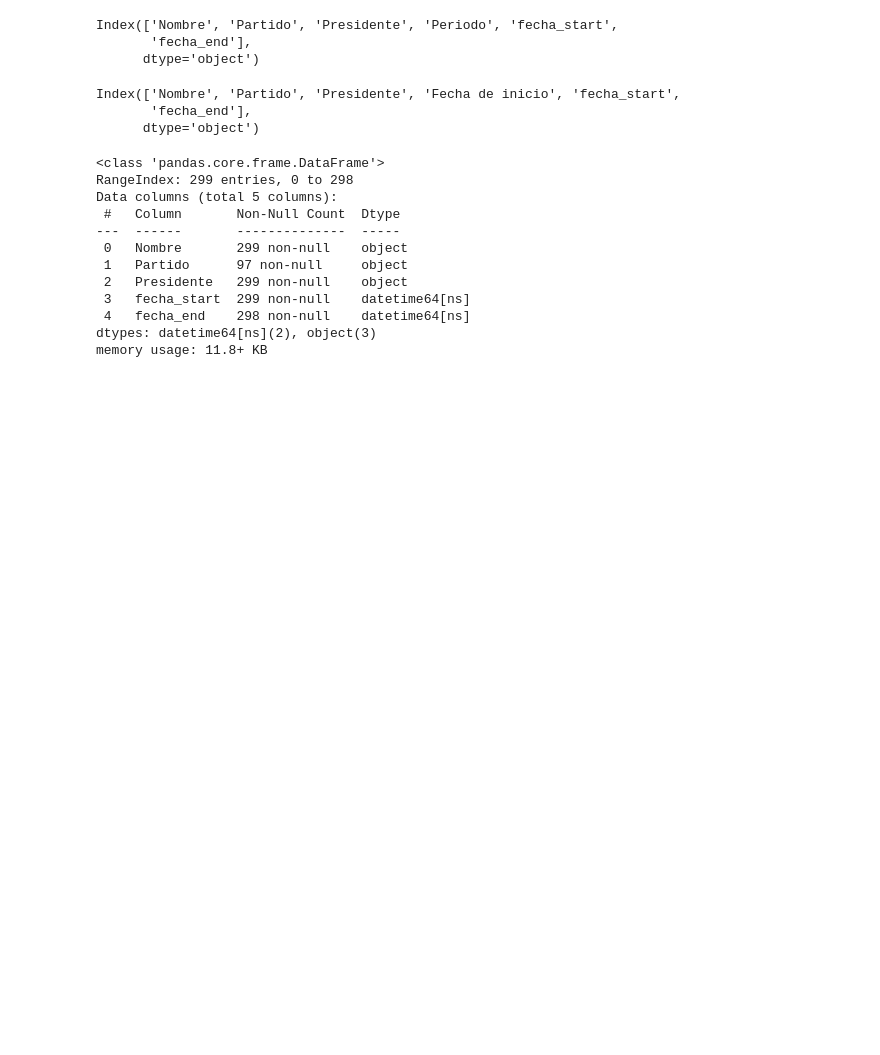
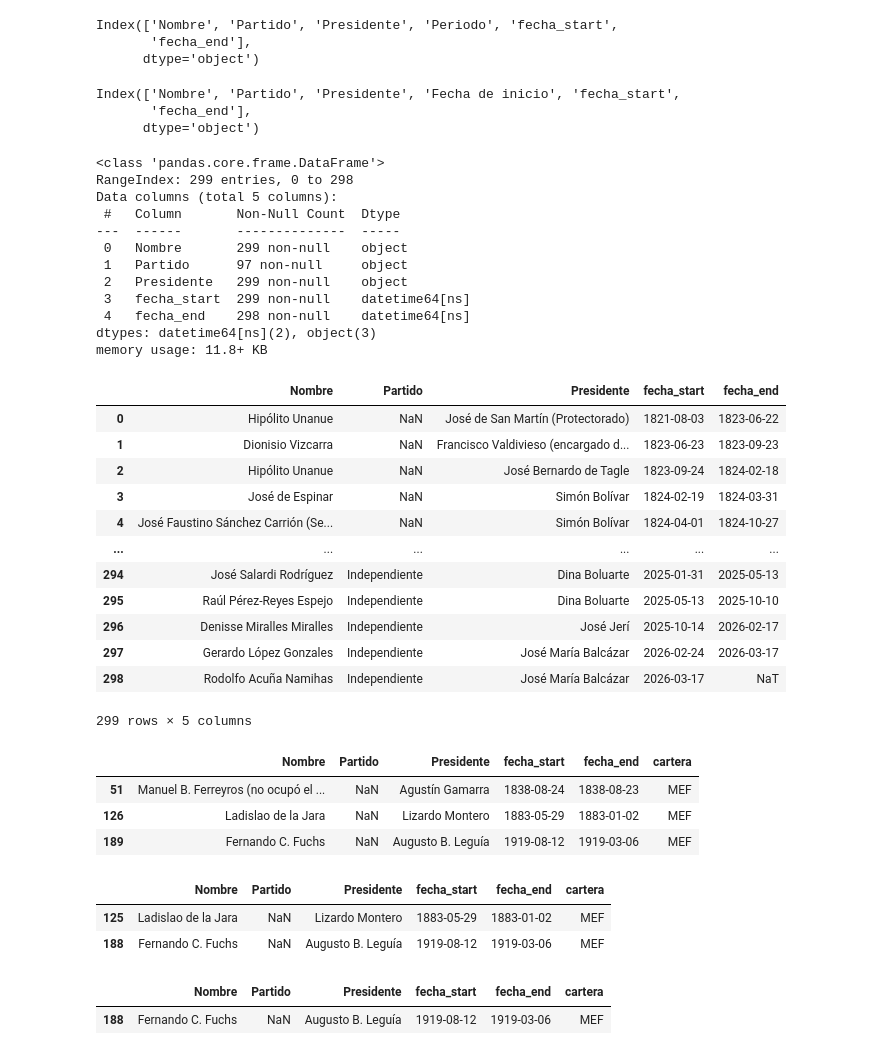
Before and after one commit to PULSO-PUCP/pcm_history, a Jupyter notebook: mefData.ipynb, the cells around one changed output. Saved outputs shown, nothing was run; the diff lists cells and outputs as text; code cells hidden in the pictures; blank space fills up the shorter version.

```diff
--- a/mefData.ipynb
+++ b/mefData.ipynb
@@ -121,7 +121,7 @@ mefa[mefa["Fecha de inicio"].str.split("de").apply(len)!=3]
 | 210 | Manuel Ugarteche | NaN | Óscar R. Benavides | octubre de 1935 |
 | 234 | Pedro G. Beltrán | Independiente | Manuel Prado Ugarteche | septiembre de 1959 |
 # %%
-mefa.loc[126,"Fecha de inicio"]="1 de abril de 1883"
+mefa.loc[126,"Fecha de inicio"]="29 de mayo de 1883"
 mefa.loc[210,"Fecha de inicio"]="1 de octubre de 1935"
 mefa.loc[234,"Fecha de inicio"]="20 de julio de 1959"
 # %%
@@ -273,3 +273,19 @@ Data columns (total 5 columns):
  4   fecha_end    298 non-null    datetime64[ns]
 dtypes: datetime64[ns](2), object(3)
 memory usage: 11.8+ KB
+# %%
+mefall
+# %% [output]
+|  | Nombre | Partido | Presidente | fecha_start | fecha_end |
+| 0 | Hipólito Unanue | NaN | José de San Martín (Protectorado) | 1821-08-03 | 1823-06-22 |
+| 1 | Dionisio Vizcarra | NaN | Francisco Valdivieso (encargado d... | 1823-06-23 | 1823-09-23 |
+| 2 | Hipólito Unanue | NaN | José Bernardo de Tagle | 1823-09-24 | 1824-02-18 |
+| 3 | José de Espinar | NaN | Simón Bolívar | 1824-02-19 | 1824-03-31 |
+| 4 | José Faustino Sánchez Carrión (Se... | NaN | Simón Bolívar | 1824-04-01 | 1824-10-27 |
+| ... | ... | ... | ... | ... | ... |
+| 294 | José Salardi Rodríguez | Independiente | Dina Boluarte | 2025-01-31 | 2025-05-13 |
+| 295 | Raúl Pérez-Reyes Espejo | Independiente | Dina Boluarte | 2025-05-13 | 2025-10-10 |
+| 296 | Denisse Miralles Miralles | Independiente | José Jerí | 2025-10-14 | 2026-02-17 |
+| 297 | Gerardo López Gonzales | Independiente | José María Balcázar | 2026-02-24 | 2026-03-17 |
+| 298 | Rodolfo Acuña Namihas | Independiente | José María Balcázar | 2026-03-17 | NaT |
+299 rows × 5 columns
@@ -275,0 +294,7 @@ memory usage: 11.8+ KB
+# %%
+mefall[mefall.fecha_start>mefall.fecha_end]
+# %% [output]
+|  | Nombre | Partido | Presidente | fecha_start | fecha_end | cartera |
+| 51 | Manuel B. Ferreyros (no ocupó el ... | NaN | Agustín Gamarra | 1838-08-24 | 1838-08-23 | MEF |
+| 126 | Ladislao de la Jara | NaN | Lizardo Montero | 1883-05-29 | 1883-01-02 | MEF |
+| 189 | Fernando C. Fuchs | NaN | Augusto B. Leguía | 1919-08-12 | 1919-03-06 | MEF |
@@ -275,0 +304,6 @@ memory usage: 11.8+ KB
+# %%
+mefall[mefall.fecha_start>mefall.fecha_end]
+# %% [output]
+|  | Nombre | Partido | Presidente | fecha_start | fecha_end | cartera |
+| 125 | Ladislao de la Jara | NaN | Lizardo Montero | 1883-05-29 | 1883-01-02 | MEF |
+| 188 | Fernando C. Fuchs | NaN | Augusto B. Leguía | 1919-08-12 | 1919-03-06 | MEF |
@@ -275,0 +313,5 @@ memory usage: 11.8+ KB
+# %%
+mefall[mefall.fecha_start>mefall.fecha_end]
+# %% [output]
+|  | Nombre | Partido | Presidente | fecha_start | fecha_end | cartera |
+| 188 | Fernando C. Fuchs | NaN | Augusto B. Leguía | 1919-08-12 | 1919-03-06 | MEF |
```
Also changed, not shown: parts of 6 cells of this notebook, 12 other files.
